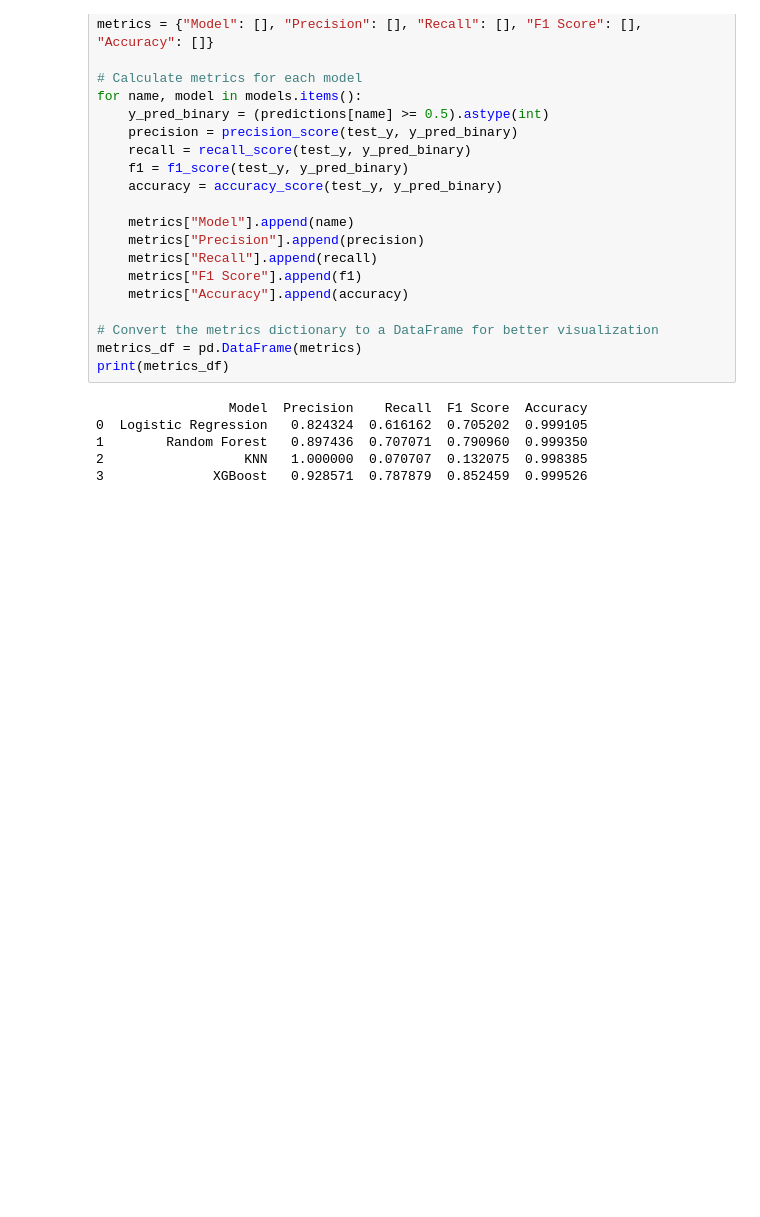
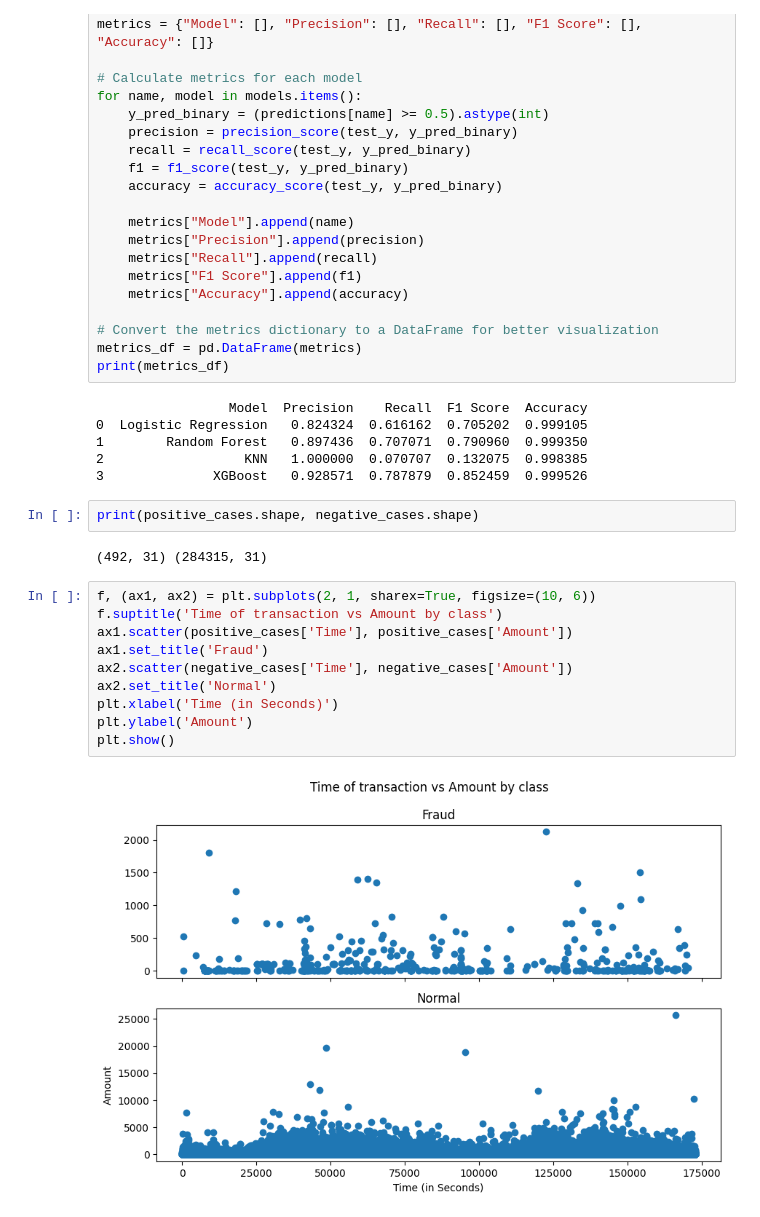
Before and after one commit to haniamak/Binary-Classification-for-Credit-Card-Fraud-Detection, a Jupyter notebook: src/main.ipynb, the cells around one changed output. Saved outputs shown, nothing was run; the diff lists cells and outputs as text; blank space fills up the shorter version.

Commit message:
plot of time of transaction vs amount by class added

```diff
--- a/src/main.ipynb
+++ b/src/main.ipynb
@@ -332,3 +332,19 @@ print(metrics_df)
 1        Random Forest   0.897436  0.707071  0.790960  0.999350
 2                  KNN   1.000000  0.070707  0.132075  0.998385
 3              XGBoost   0.928571  0.787879  0.852459  0.999526
+# %%
+print(positive_cases.shape, negative_cases.shape)
+# %% [output]
+(492, 31) (284315, 31)
+# %%
+f, (ax1, ax2) = plt.subplots(2, 1, sharex=True, figsize=(10, 6))
+f.suptitle('Time of transaction vs Amount by class')
+ax1.scatter(positive_cases['Time'], positive_cases['Amount'])
+ax1.set_title('Fraud')
+ax2.scatter(negative_cases['Time'], negative_cases['Amount'])
+ax2.set_title('Normal')
+plt.xlabel('Time (in Seconds)')
+plt.ylabel('Amount')
+plt.show()
+# %% [output]
+[figure, added]
```
